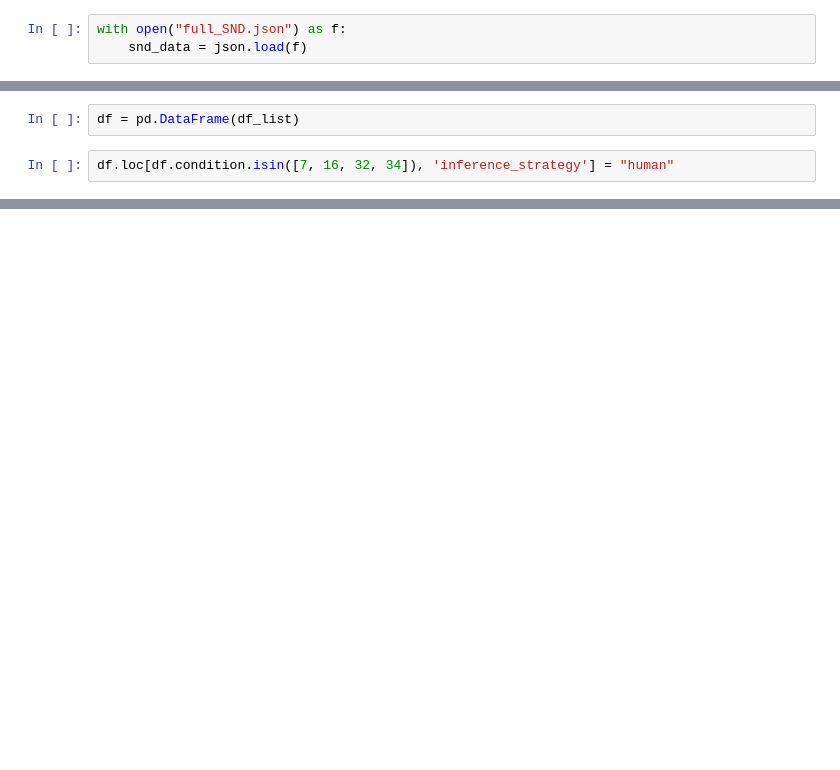
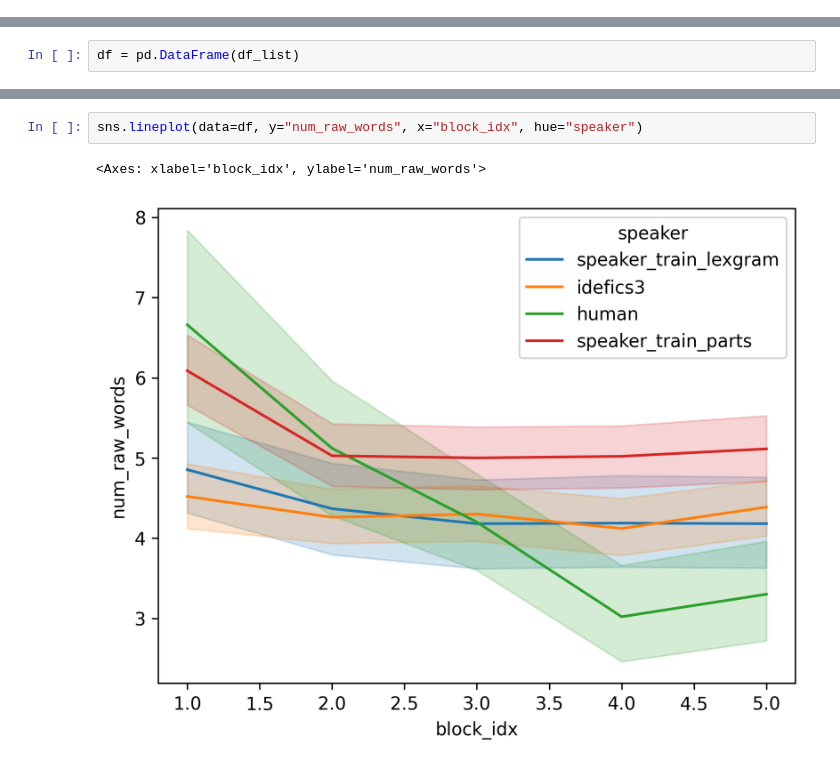
Before and after one commit to saujasv/learning-conventions, a Jupyter notebook: notebooks/analysis.ipynb, the cells around one changed output, grey strips where cells are left out. Drawn from its saved outputs; the diff is of its cells as text; blank space fills up the shorter version.

```diff
--- a/notebooks/analysis.ipynb
+++ b/notebooks/analysis.ipynb
@@ -106,9 +41,6 @@ def snd(utterance_list):
             token_W.append(num_unseen / denominator)
         utterance_W.append(np.mean(token_W))
     return np.mean(utterance_W).item()
-# %%
-with open("full_SND.json") as f:
-    snd_data = json.load(f)
 # %%
 df_list = list()
 # %%
@@ -190,4 +78,2 @@ for i, results_file in enumerate(Path("../pixtral_results_new").glob("*.json")):
 # %%
 df = pd.DataFrame(df_list)
-# %%
-df.loc[df.condition.isin([7, 16, 32, 34]), 'inference_strategy'] = "human"
@@ -399,0 +100,5 @@ print(df[df.condition == 25].sort_values(by=["gameid", "trial_idx"])[["gameid",
+# %%
+sns.lineplot(data=df, y="num_raw_words", x="block_idx", hue="speaker")
+# %% [output]
+<Axes: xlabel='block_idx', ylabel='num_raw_words'>
+[figure, added]
```
Also changed, not shown: parts of 51 cells of this notebook, 1 other file.
